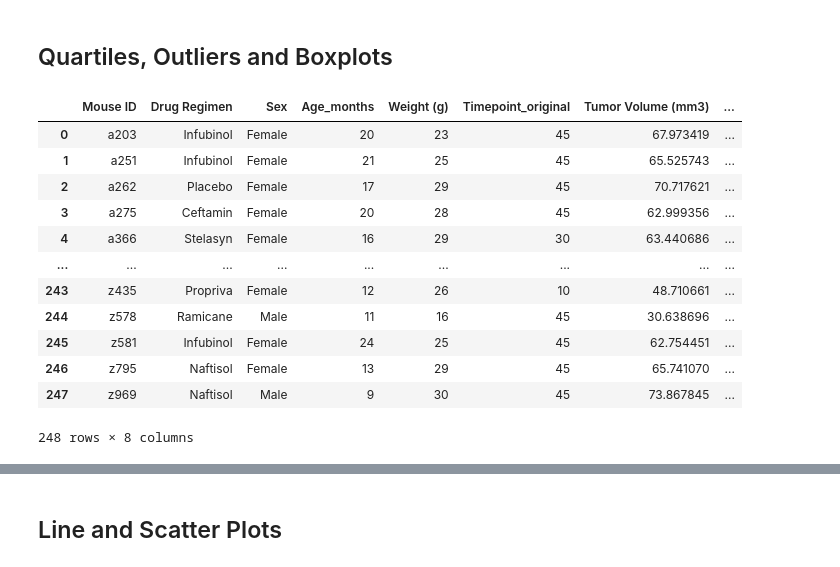
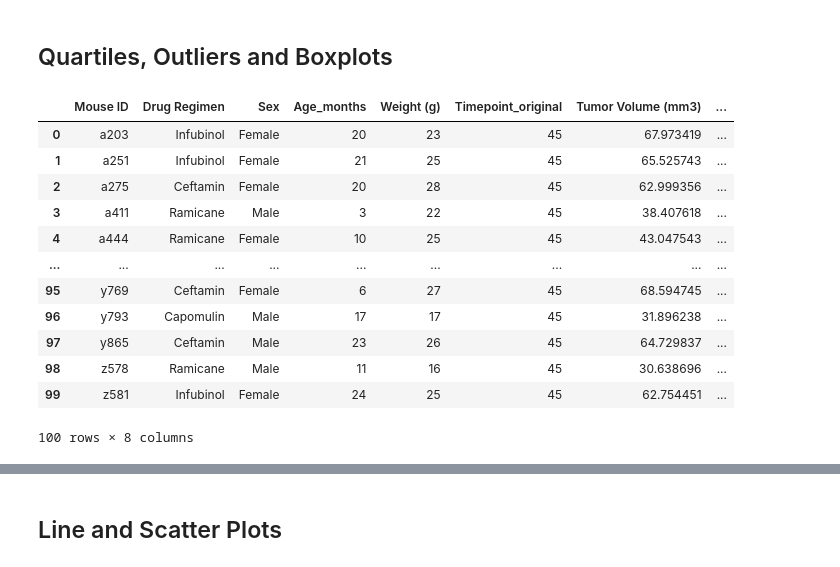
Before and after one commit to Autonomousse/Matplotlib-Cancer-Study, a Jupyter notebook: Pymaceuticals/pymaceuticals.ipynb, the cells around one changed output, grey strips where cells are left out. Saved outputs shown, nothing was run; the diff lists cells and outputs as text; code cells hidden in the pictures.

```diff
--- a/Pymaceuticals/pymaceuticals.ipynb
+++ b/Pymaceuticals/pymaceuticals.ipynb
@@ -258,42 +258,41 @@ plt.ylabel("Sex");
 # %%
 # Calculate the final tumor volume of each mouse across four of the treatment regimens:
 # Capomulin, Ramicane, Infubinol, and Ceftamin
 
 # Start by getting the last (greatest) timepoint for each mouse
 # groupby() Mouse ID to create a new data frame
-mouse_group = clean_data.groupby("Mouse ID")
-
 # Get the greatest timepoint by finding the max value for each mouse
-greatest_timepoint = mouse_group["Timepoint"].max()
+mouse_group = clean_data.groupby("Mouse ID")["Timepoint"].max()
 
 # Create a new data frame with the index set to Mouse ID
-greatest_timepoint_df = pd.DataFrame(greatest_timepoint)
-
-# Set the index of the original data frame to Mouse ID
-clean_data.set_index("Mouse ID")
+greatest_timepoint_df = pd.DataFrame(mouse_group)
 
 # Merge this group df with the original dataframe to get the tumor volume at the last timepoint
 greatest_timepoint_merged = pd.merge(greatest_timepoint_df, clean_data, how="left", on="Mouse ID", suffixes=("_greatest","_original"))
 
 # Create a data frame filtering for only the rows that match the greatest timepoint found above by matching it to the original timepoints
 greatest_timepoint_tumor_vol = greatest_timepoint_merged.loc[greatest_timepoint_merged["Timepoint_original"] == greatest_timepoint_merged["Timepoint_greatest"]]
 
 # Delete the extra timepoint column
 del greatest_timepoint_tumor_vol["Timepoint_greatest"]
 
-# Display the new data frame to work with, reset index and drop the old index
-greatest_timepoint_tumor_vol.reset_index(drop=True)
+# Use isin() to create a data frame that only includes the rows/columns where the 4 treatments are found
+treatments = ["Capomulin", "Ramicane", "Infubinol", "Ceftamin"]
+selected_treatments = greatest_timepoint_tumor_vol[greatest_timepoint_tumor_vol["Drug Regimen"].isin(treatments)]
+
+# Reset the index and drop the old index that is saved as a column
+selected_treatments.reset_index(drop=True)
 # %% [output]
 |  | Mouse ID | Drug Regimen | Sex | Age_months | Weight (g) | Timepoint_original | Tumor Volume (mm3) | ... |
 | 0 | a203 | Infubinol | Female | 20 | 23 | 45 | 67.973419 | ... |
 | 1 | a251 | Infubinol | Female | 21 | 25 | 45 | 65.525743 | ... |
-| 2 | a262 | Placebo | Female | 17 | 29 | 45 | 70.717621 | ... |
-| 3 | a275 | Ceftamin | Female | 20 | 28 | 45 | 62.999356 | ... |
-| 4 | a366 | Stelasyn | Female | 16 | 29 | 30 | 63.440686 | ... |
+| 2 | a275 | Ceftamin | Female | 20 | 28 | 45 | 62.999356 | ... |
+| 3 | a411 | Ramicane | Male | 3 | 22 | 45 | 38.407618 | ... |
+| 4 | a444 | Ramicane | Female | 10 | 25 | 45 | 43.047543 | ... |
 | ... | ... | ... | ... | ... | ... | ... | ... | ... |
-| 243 | z435 | Propriva | Female | 12 | 26 | 10 | 48.710661 | ... |
-| 244 | z578 | Ramicane | Male | 11 | 16 | 45 | 30.638696 | ... |
-| 245 | z581 | Infubinol | Female | 24 | 25 | 45 | 62.754451 | ... |
-| 246 | z795 | Naftisol | Female | 13 | 29 | 45 | 65.741070 | ... |
-| 247 | z969 | Naftisol | Male | 9 | 30 | 45 | 73.867845 | ... |
+| 95 | y769 | Ceftamin | Female | 6 | 27 | 45 | 68.594745 | ... |
+| 96 | y793 | Capomulin | Male | 17 | 17 | 45 | 31.896238 | ... |
+| 97 | y865 | Ceftamin | Male | 23 | 26 | 45 | 64.729837 | ... |
+| 98 | z578 | Ramicane | Male | 11 | 16 | 45 | 30.638696 | ... |
+| 99 | z581 | Infubinol | Female | 24 | 25 | 45 | 62.754451 | ... |
-248 rows × 8 columns
+100 rows × 8 columns
```
Also changed, not shown: parts of 6 cells of this notebook.
